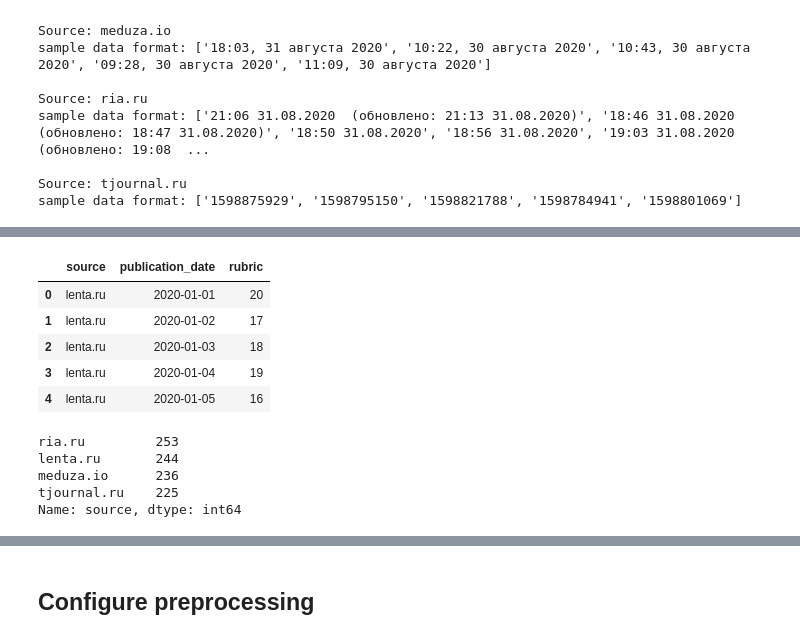
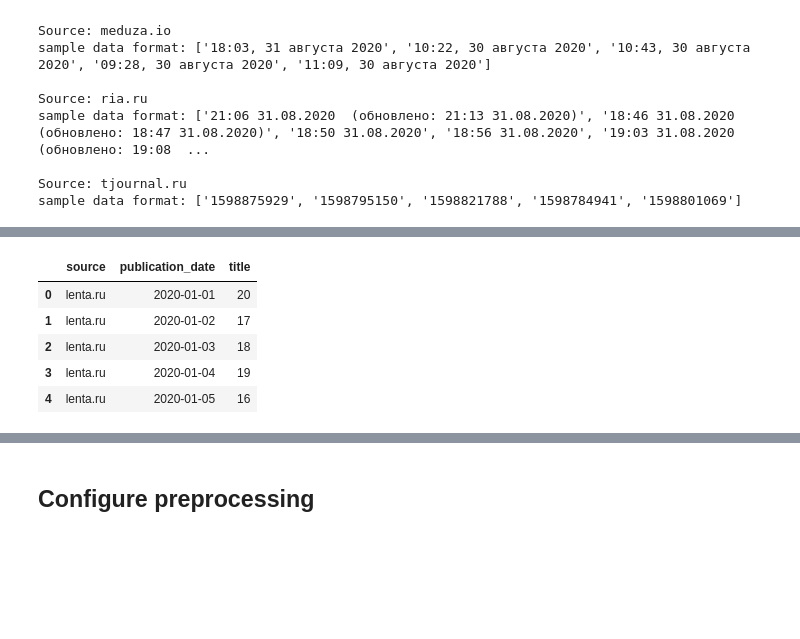
Before and after one commit to IrinaArmstrong/Keywords-Extraction, a Jupyter notebook: notebooks/KeyWords Extraction - TextRank.ipynb, the cells around one changed output, grey strips where cells are left out. Cells and saved outputs as stored; diff of their text form; code cells hidden in the pictures; blank space fills up the shorter version.

```diff
--- a/notebooks/KeyWords Extraction - TextRank.ipynb
+++ b/notebooks/KeyWords Extraction - TextRank.ipynb
@@ -269,20 +256,12 @@ df = datetime_formatting(df, 'publication_date', 'source', to_copy=False)
 # %%
 df = df.dropna(subset=['publication_date']).rename({'publication_date': 'publication_datetime'}, axis=1)
 df['publication_date'] = df['publication_datetime'].dt.date
-by_date = df.groupby(by=['source', 'publication_date']).agg({'rubric': 'count'}).reset_index()
+by_date = df.groupby(by=['source', 'publication_date']).agg({'title': 'count'}).reset_index()
 by_date.head()
 # %% [output]
-|  | source | publication_date | rubric |
+|  | source | publication_date | title |
 | 0 | lenta.ru | 2020-01-01 | 20 |
 | 1 | lenta.ru | 2020-01-02 | 17 |
 | 2 | lenta.ru | 2020-01-03 | 18 |
 | 3 | lenta.ru | 2020-01-04 | 19 |
 | 4 | lenta.ru | 2020-01-05 | 16 |
-# %%
-by_date.source.value_counts()
-# %% [output]
-ria.ru         253
-lenta.ru       244
-meduza.io      236
-tjournal.ru    225
-Name: source, dtype: int64
```
Also changed, not shown: parts of 25 cells of this notebook.
